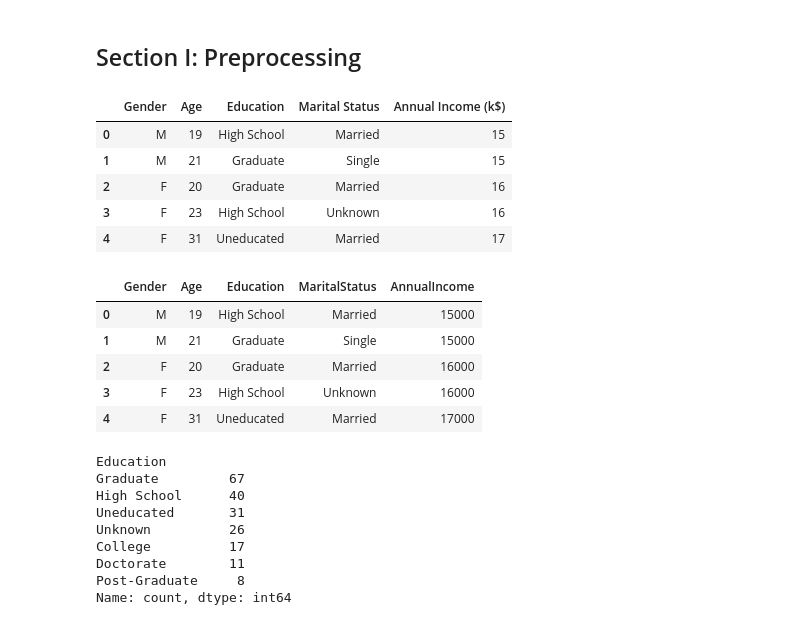
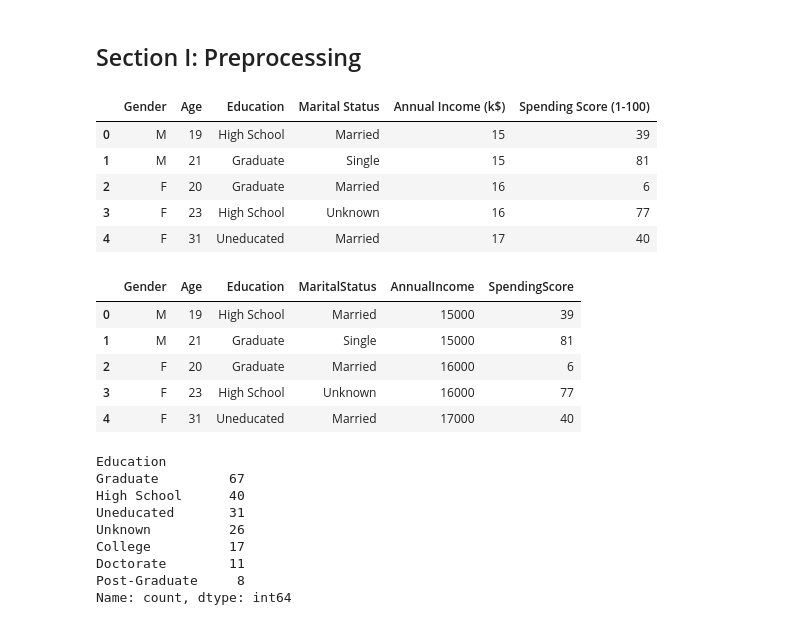
Before and after one commit to hxza1fa/AI-Internship, a Jupyter notebook: week4/machine-learning/unsupervised/mall-customer-clustering.ipynb, the cells around one changed output. Saved outputs shown, nothing was run; the diff lists cells and outputs as text; code cells hidden in the pictures.

```diff
--- a/week4/machine-learning/unsupervised/mall-customer-clustering.ipynb
+++ b/week4/machine-learning/unsupervised/mall-customer-clustering.ipynb
@@ -55,30 +55,31 @@ dtype: float64
 # %%
 # Extract X
 
-X = df.iloc[:, :-1].copy()
+X = df.copy()
 X.drop('CustomerID', axis=1, inplace=True)
 
 X.head()
 # %% [output]
-|  | Gender | Age | Education | Marital Status | Annual Income (k$) |
-| 0 | M | 19 | High School | Married | 15 |
-| 1 | M | 21 | Graduate | Single | 15 |
-| 2 | F | 20 | Graduate | Married | 16 |
-| 3 | F | 23 | High School | Unknown | 16 |
-| 4 | F | 31 | Uneducated | Married | 17 |
+|  | Gender | Age | Education | Marital Status | Annual Income (k$) | Spending Score (1-100) |
+| 0 | M | 19 | High School | Married | 15 | 39 |
+| 1 | M | 21 | Graduate | Single | 15 | 81 |
+| 2 | F | 20 | Graduate | Married | 16 | 6 |
+| 3 | F | 23 | High School | Unknown | 16 | 77 |
+| 4 | F | 31 | Uneducated | Married | 17 | 40 |
 # %%
 # Rename 'Annual Income (k$)' to a more systematic name and transform X accordingly
 
-X.rename(columns={'Annual Income (k$)':'AnnualIncome', 'Marital Status':'MaritalStatus', 'Education ': 'Education'}, inplace=True)
+X.rename(columns={'Annual Income (k$)':'AnnualIncome', 'Marital Status':'MaritalStatus', 'Education ': 'Education',
+    'Spending Score (1-100)': 'SpendingScore'}, inplace=True)
 X['AnnualIncome'] *= 1000
 X.head()
 # %% [output]
-|  | Gender | Age | Education | MaritalStatus | AnnualIncome |
-| 0 | M | 19 | High School | Married | 15000 |
-| 1 | M | 21 | Graduate | Single | 15000 |
-| 2 | F | 20 | Graduate | Married | 16000 |
-| 3 | F | 23 | High School | Unknown | 16000 |
-| 4 | F | 31 | Uneducated | Married | 17000 |
+|  | Gender | Age | Education | MaritalStatus | AnnualIncome | SpendingScore |
+| 0 | M | 19 | High School | Married | 15000 | 39 |
+| 1 | M | 21 | Graduate | Single | 15000 | 81 |
+| 2 | F | 20 | Graduate | Married | 16000 | 6 |
+| 3 | F | 23 | High School | Unknown | 16000 | 77 |
+| 4 | F | 31 | Uneducated | Married | 17000 | 40 |
 # %%
 # See the unique values for Education
 
```
Also changed, not shown: parts of 12 cells of this notebook.
